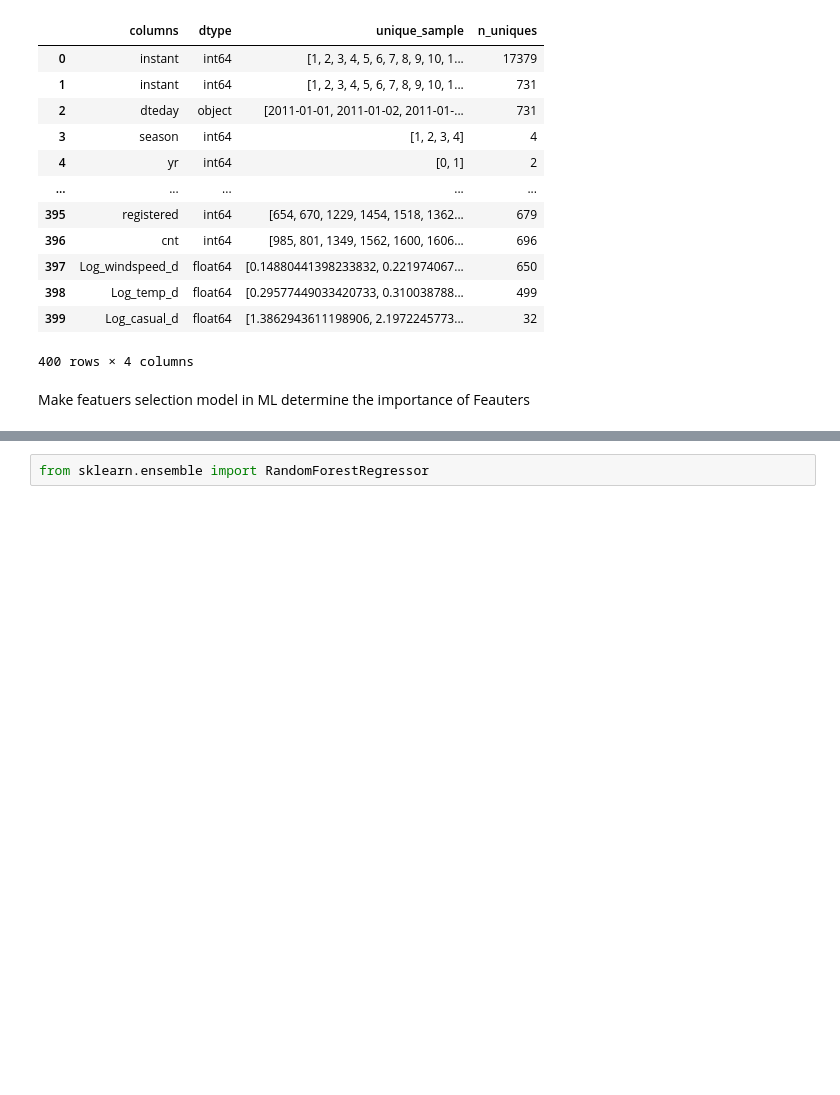
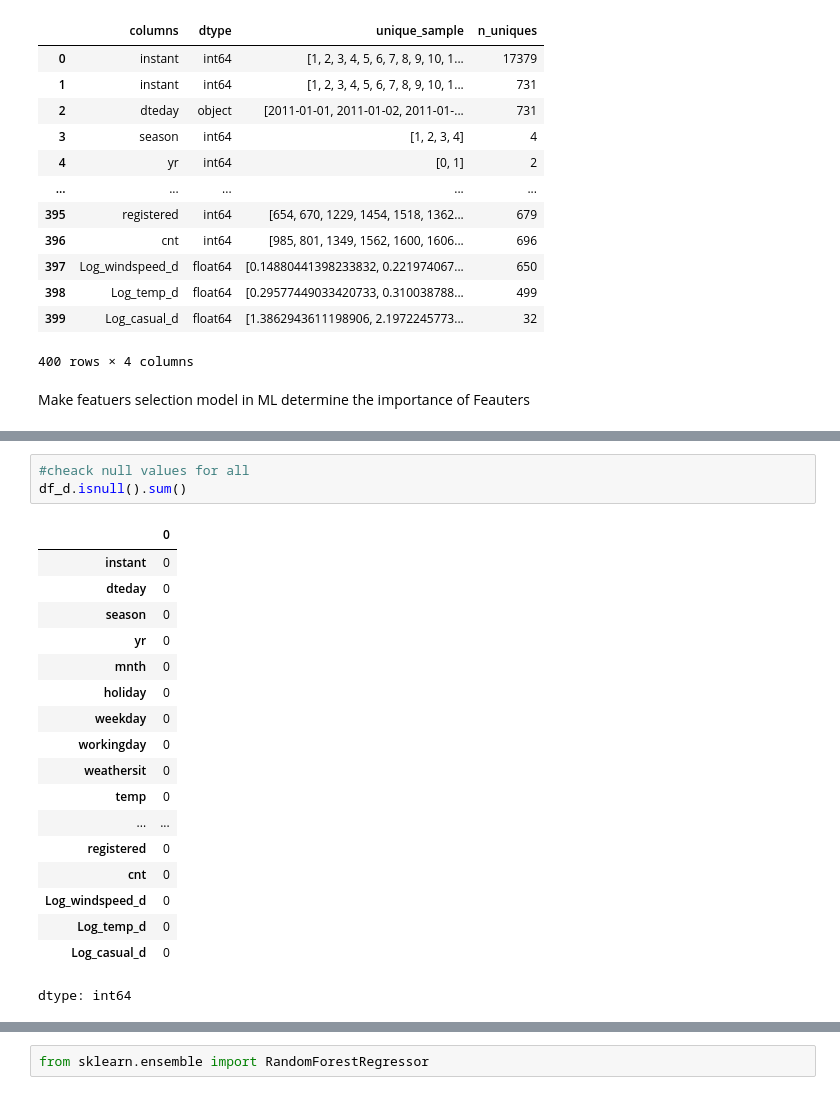
Before and after one commit to desouki76/Ahmed, a Jupyter notebook: Copy_of_Bike_Rental_Demand_Forecasting_.ipynb, the cells around one changed output, grey strips where cells are left out. Cells and saved outputs as stored; diff of their text form; blank space fills up the shorter version.

```diff
--- a/Copy_of_Bike_Rental_Demand_Forecasting_.ipynb
+++ b/Copy_of_Bike_Rental_Demand_Forecasting_.ipynb
@@ -220,0 +306,22 @@ model in ML determine the importance of Feauters
+# %%
+#cheack null values for all
+df_d.isnull().sum()
+# %% [output]
+|  | 0 |
+| instant | 0 |
+| dteday | 0 |
+| season | 0 |
+| yr | 0 |
+| mnth | 0 |
+| holiday | 0 |
+| weekday | 0 |
+| workingday | 0 |
+| weathersit | 0 |
+| temp | 0 |
+| ... | ... |
+| registered | 0 |
+| cnt | 0 |
+| Log_windspeed_d | 0 |
+| Log_temp_d | 0 |
+| Log_casual_d | 0 |
+dtype: int64
```
Also changed, not shown: parts of 12 cells of this notebook.
